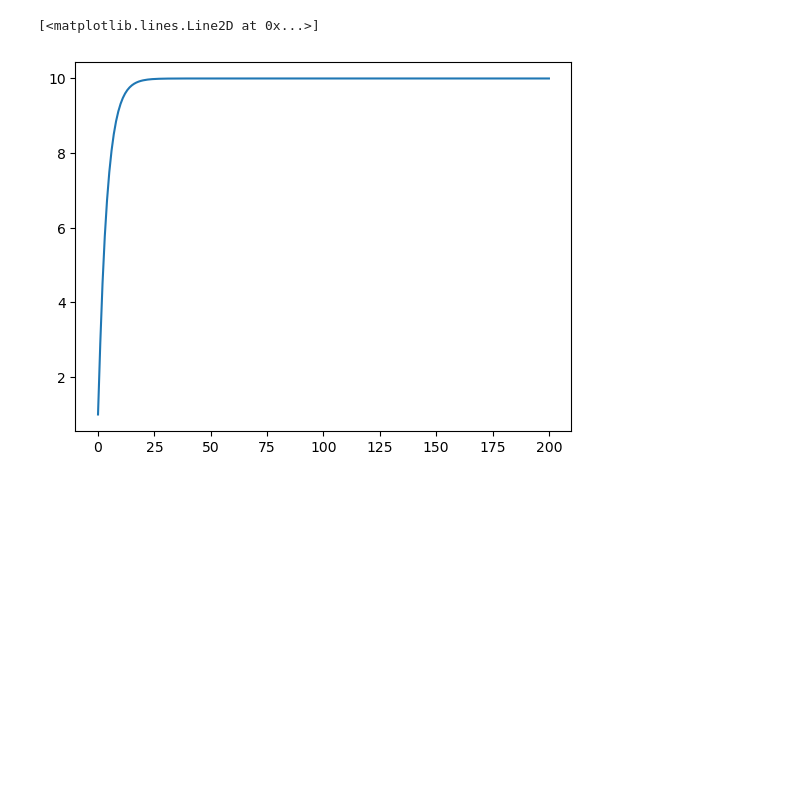
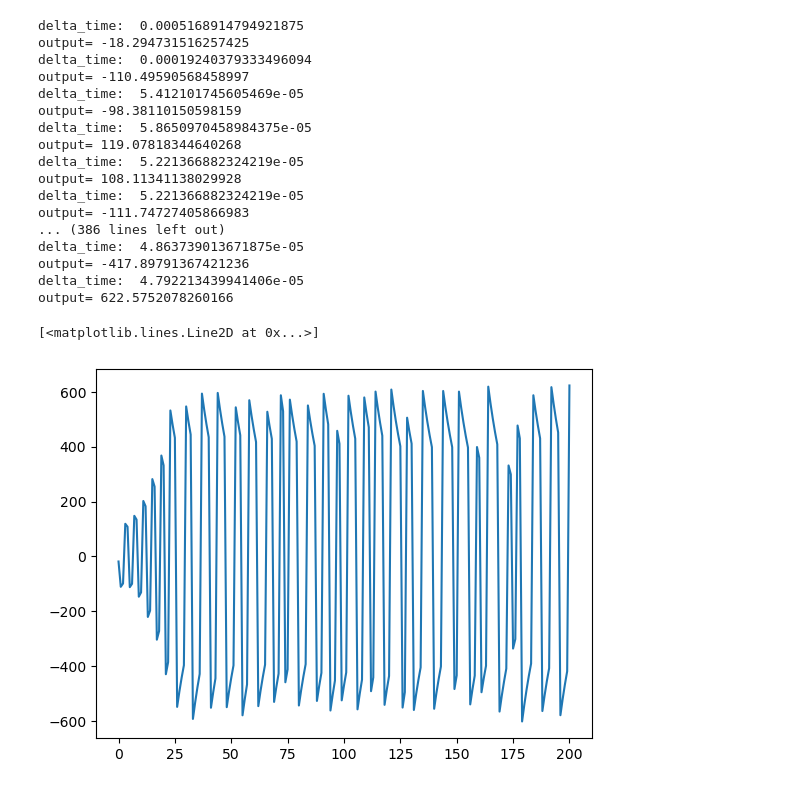
Before and after one commit to WilsonQueirozdeOliveira/jetson_nano, a Jupyter notebook: python_code/pid/pid_notebook.ipynb, the cells around one changed output. Saved outputs shown, nothing was run; the diff lists cells and outputs as text; code cells hidden in the pictures; blank space fills up the shorter version.

Commit message:
updated fixed sample_time to real time delta_time or simulated delta_time_delay

```diff
--- a/python_code/pid/pid_notebook.ipynb
+++ b/python_code/pid/pid_notebook.ipynb
@@ -5,22 +5,38 @@ import matplotlib.pyplot as plt
 # %%
 from pid_lib import pid
 pid = pid(output=0, setpoint=10, feedback=0,
-          Kp=0.1, Ki=10, Kd=0.001, sample_time=0.01)
+          Kp=0.1, Ki=10, Kd=0.001)
 x = []
 y = []
 count = 0
 output = 0 # sensor from output
 while not (count>200):
     feedback = output # sensor from output
-    output = pid.pid_update_(feedback=feedback,setpoint=10,
-                               sample_time=0.01)
+    output = pid.pid_update_(feedback=feedback,setpoint=10)
     #print('output=', output)
     y.append(output)
     x.append(count)
     count += 1
 feedback = 0
 #print(x,y)
 plt.plot(x, y)
 # %% [output]
-[<matplotlib.lines.Line2D at 0x...>]
+delta_time:  0.0005168914794921875
+output= -18.294731516257425
+delta_time:  0.00019240379333496094
+output= -110.49590568458997
+delta_time:  5.412101745605469e-05
+output= -98.38110150598159
+delta_time:  5.8650970458984375e-05
+output= 119.07818344640268
+delta_time:  5.221366882324219e-05
+output= 108.11341138029928
+delta_time:  5.221366882324219e-05
+output= -111.74727405866983
+... (386 lines left out)
+delta_time:  4.863739013671875e-05
+output= -417.89791367421236
+delta_time:  4.792213439941406e-05
+output= 622.5752078260166
+[<matplotlib.lines.Line2D at 0x...>]
-[figure, old version]
+[figure, new version]
```
Also changed, not shown: 2 other files.
